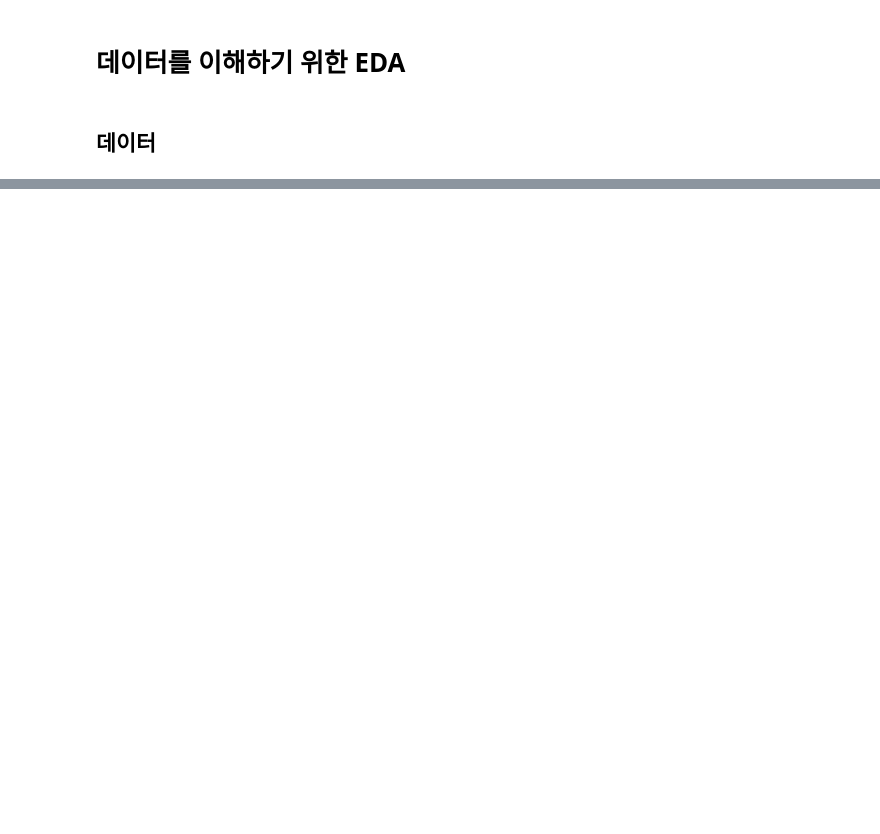
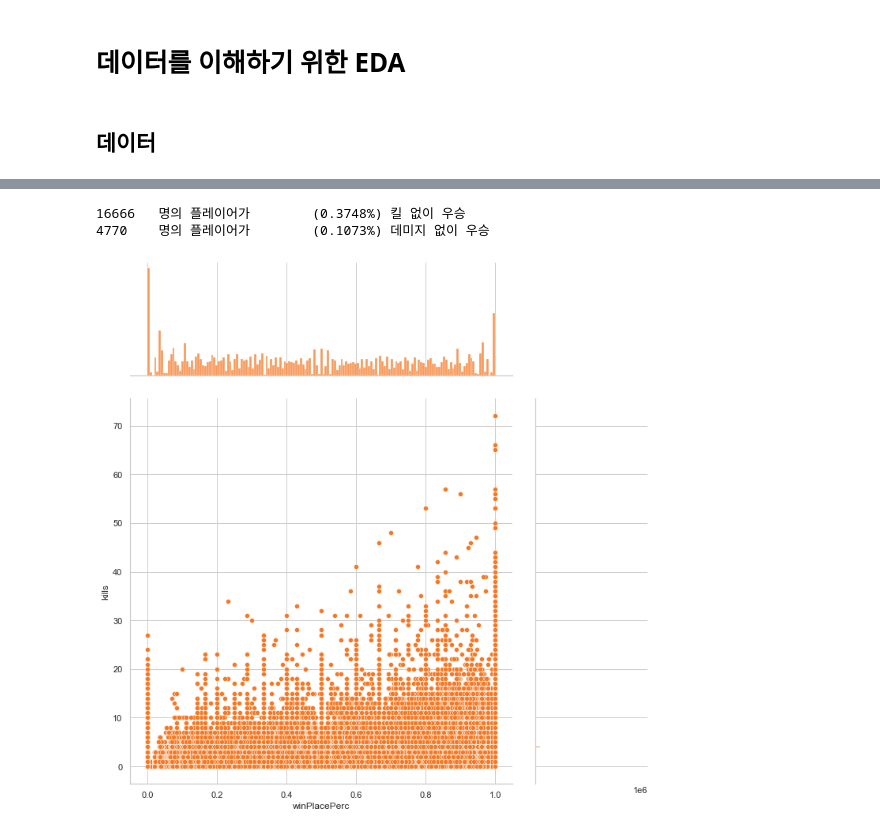
Before and after one commit to FIN443/predict-pubg-winplace, a Jupyter notebook: eda/eda.ipynb, the cells around one changed output, grey strips where cells are left out. Cells and saved outputs as stored; diff of their text form; code cells hidden in the pictures; blank space fills up the shorter version.

```diff
--- a/eda/eda.ipynb
+++ b/eda/eda.ipynb
@@ -52,0 +165,13 @@
+# %%
+print(f"{len(data[data['winPlacePerc']==1])}\t명의 플레이어가\t({100*len(data[data['winPlacePerc']==1])/len(train):.4f}%) 킬 없이 우승")
+
+data1 = train[train['damageDealt'] == 0].copy()
+print(f"{len(data1[data1['winPlacePerc']==1])}\t명의 플레이어가  \t({100*len(data1[data1['winPlacePerc']==1])/len(train):.4f}%) 데미지 없이 우승")
+# %% [output]
+16666   명의 플레이어가        (0.3748%) 킬 없이 우승
+4770    명의 플레이어가        (0.1073%) 데미지 없이 우승
+# %%
+sns.jointplot(x="winPlacePerc", y="kills", data=train, height=10, ratio=3, color=oranges[3])
+plt.show()
+# %% [output]
+[figure, added]
```
Also changed, not shown: parts of 51 cells of this notebook.
